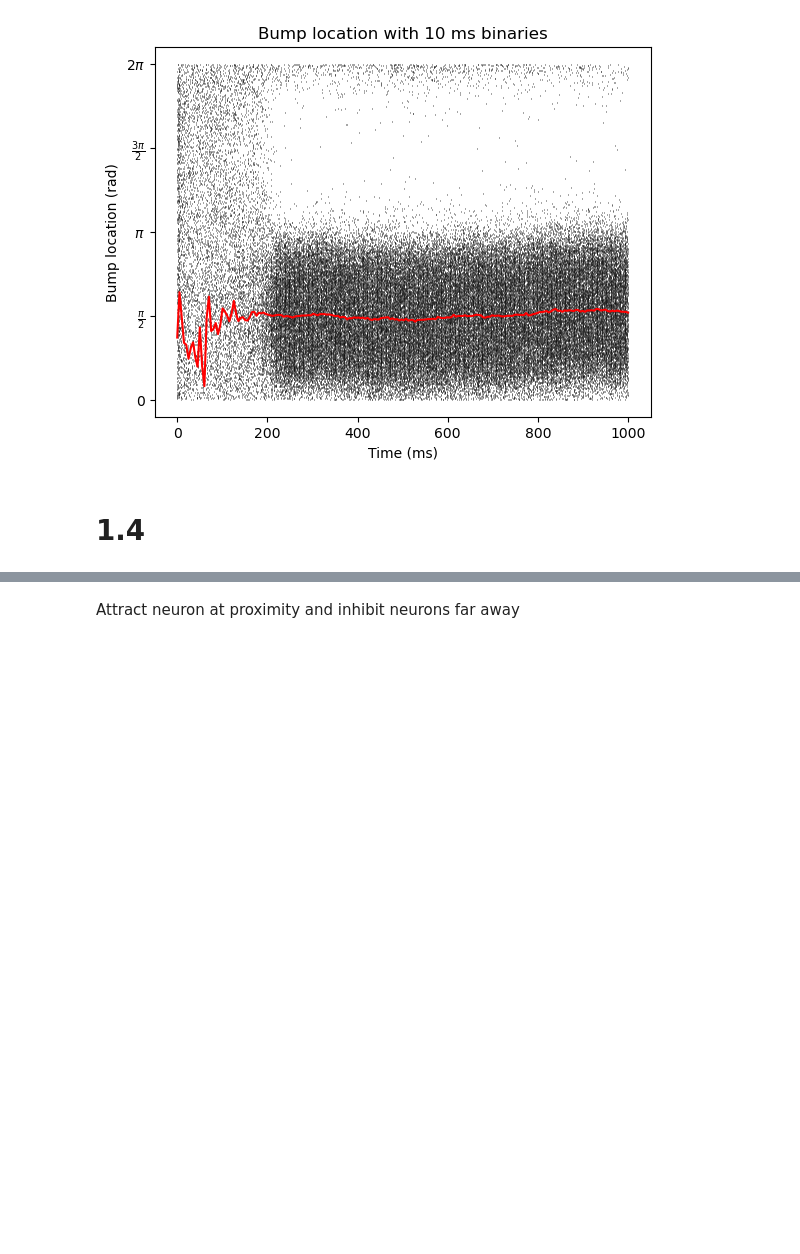
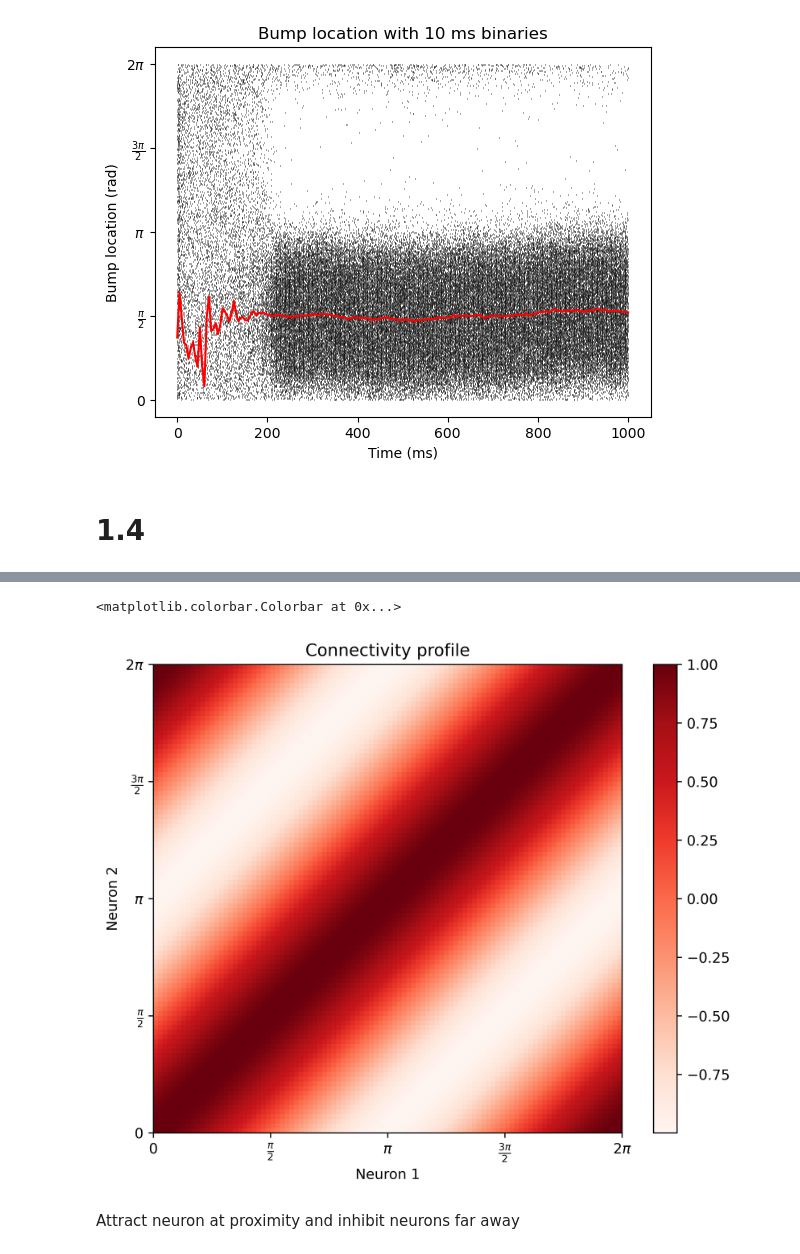
Before and after one commit to CamilleChallier/NX-465-Bump_Attractors, a Jupyter notebook: 1_bump_attractor.ipynb, the cells around one changed output, grey strips where cells are left out. Saved outputs shown, nothing was run; the diff lists cells and outputs as text; code cells hidden in the pictures; blank space fills up the shorter version.

```diff
--- a/1_bump_attractor.ipynb
+++ b/1_bump_attractor.ipynb
@@ -114,3 +111,21 @@ plt.colorbar()
+# %%
+# connectivity profile
+
+phase = 0
+x = np.linspace(0, 2*np.pi, 100).reshape(-1, 1)
+w = np.cos(x-phase-x.T)
+
+plt.figure(figsize=(8, 6), dpi=600)
+plt.imshow(w, cmap='Reds', extent=[0, 2*np.pi, 0, 2*np.pi], origin='lower')
+plt.xlabel('Neuron 1')
+plt.ylabel('Neuron 2')
+plt.title('Connectivity profile')
+plt.xticks(np.linspace(0,2*np.pi,5, endpoint=True), ['0', r'$\frac{\pi}{2}$', r'$\pi$', r'$\frac{3\pi}{2}$', r'$2\pi$'])
+plt.yticks(np.linspace(0,2*np.pi,5, endpoint=True), ['0', r'$\frac{\pi}{2}$', r'$\pi$', r'$\frac{3\pi}{2}$', r'$2\pi$'])
+plt.colorbar()
+# %% [output]
+<matplotlib.colorbar.Colorbar at 0x...>
+[figure, added]
 # %% [markdown]
 Attract neuron at proximity and inhibit neurons far away
 # %% [markdown]
```
Also changed, not shown: parts of 6 cells of this notebook, 7 other files.
